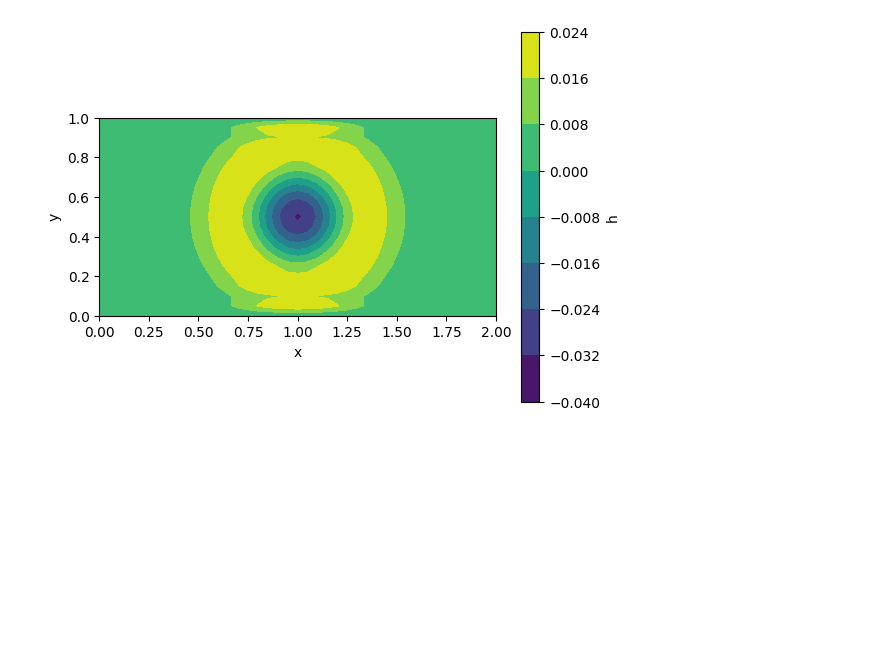
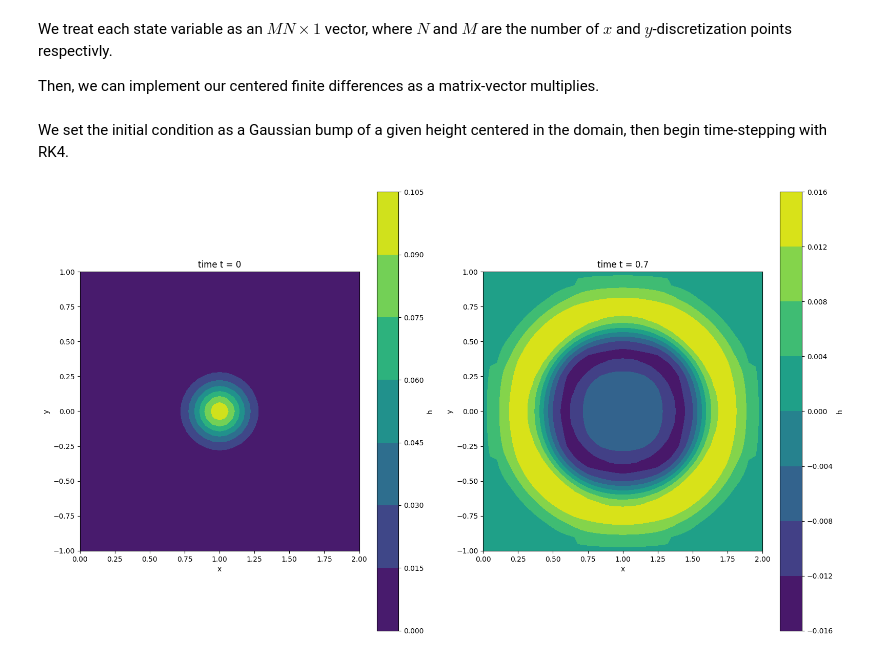
Before and after one commit to jeremy-lilly/simple-swe, a Jupyter notebook: wave_matmul.ipynb, the cells around one changed output. Drawn from its saved outputs; the diff is of its cells as text; code cells hidden in the pictures; blank space fills up the shorter version.

Commit message:
General cleanup, add subplot showing initial condition

```diff
--- a/wave_matmul.ipynb
+++ b/wave_matmul.ipynb
@@ -76,0 +45,4 @@ def RK4step(state):
+# %% [markdown]
+We treat each state variable as an $ MN \times 1 $ vector, where $ N $ and $ M $ are the number of $ x $ and $ y $-discretization points respectivly.
+
+Then, we can implement our centered finite differences as a matrix-vector multiplies.
@@ -77,46 +105,49 @@ def RK4step(state):
+# %% [markdown]
+We set the initial condition as a Gaussian bump of a given height centered in the domain, then begin time-stepping with RK4.
 # %%
-# make a 2 X 3 X M*N array, where
-# indexes along the first axis are time levels
-# indexes along the second axis are
-#     0: u
-#     1: v
-#     2: h
-# Along the third axis, we can index as [:, M*i + j] to get
-# the 'i-jth entry' in the variable 'matrix'
-state = np.zeros([2, 3, M*N])
-
 # initial condition
 gBumpHeight = 0.1
-gBump = gBumpHeight * np.exp( -25*( (x - xmax/2)**2 + (y - ymax/2)**2 ) )
+gBump = gBumpHeight * np.exp( -25*( (x - (xmax+xmin)/2)**2 + (y - (ymax+ymin)/2)**2 ) )
 
 state[0, 2, :] = gBump.reshape([M*N])
 
 # time-stepping
 dt = 0.01
-nsteps =30
+nsteps = 70
 
 for step in range(0, nsteps):
     state[(step+1)%2, :, :] = RK4step(state[step%2, :, :])
 # END for
 # %%
 # visualization
-
 h = state[nsteps%2, 2, :].reshape([M, N])
 
-fig, ax = plt.subplots()
-cs = ax.contourf(x, y, h)
+fig, axes = plt.subplots(1, 2, figsize=[16,9])
 
-ax.set_xlim(0, xmax)
-ax.set_ylim(0, ymax)
-ax.set_xlabel('x')
-ax.set_ylabel('y')
+csInitial = axes[0].contourf(x, y, gBump)
+csFinal = axes[1].contourf(x, y, h)
 
-ax.set_aspect('equal')
+axes[0].set_xlim(xmin, xmax)
+axes[0].set_ylim(ymin, ymax)
+axes[0].set_xlabel('x')
+axes[0].set_ylabel('y')
+axes[0].set_aspect('equal')
+axes[0].set_title('time t = 0')
 
-cbar = fig.colorbar(cs)
-cbar.set_label('h')
+axes[1].set_xlim(xmin, xmax)
+axes[1].set_ylim(ymin, ymax)
+axes[1].set_xlabel('x')
+axes[1].set_ylabel('y')
+axes[1].set_aspect('equal')
+axes[1].set_title('time t = {:.2}'.format(dt*nsteps))
 
+cbarInitial = fig.colorbar(csInitial)
+cbarInitial.set_label('h')
 
+cbarFinal = fig.colorbar(csFinal)
+cbarFinal.set_label('h')
+
+fig.tight_layout()
 plt.show()
 # %% [output]
-[figure, old version]
+[figure, new version]
```
Also changed, not shown: parts of 6 cells of this notebook.
